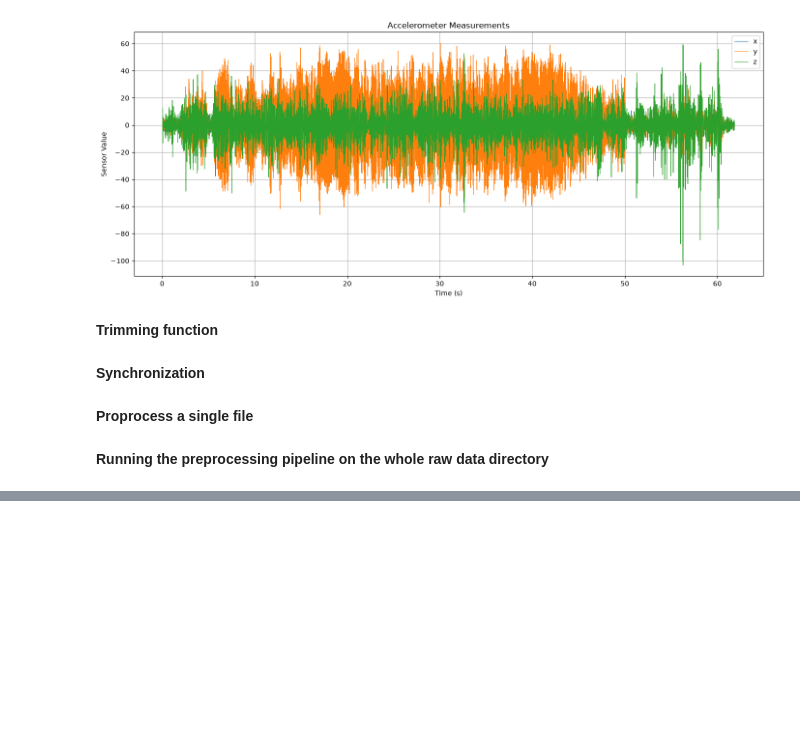
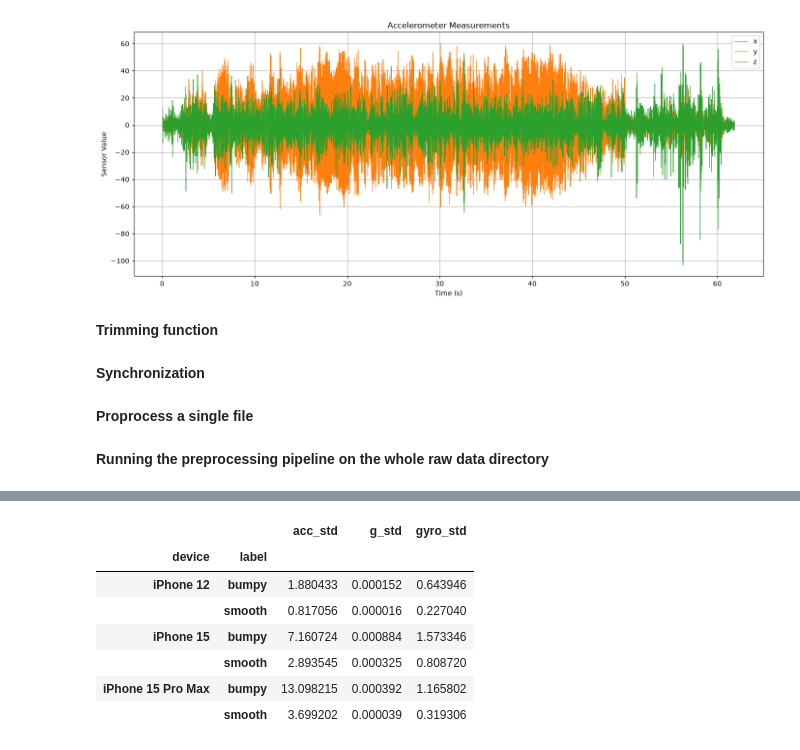
Before and after one commit to dhafinrizaldi/tue-5are0-bike-lane-quality, a Jupyter notebook: group11.ipynb, the cells around one changed output, grey strips where cells are left out. Saved outputs shown, nothing was run; the diff lists cells and outputs as text; code cells hidden in the pictures; blank space fills up the shorter version.

```diff
--- a/group11.ipynb
+++ b/group11.ipynb
@@ -197,0 +283,59 @@ preprocess_files(src_root, out_root)
+# %%
+# Maps filenames to attributes
+ATTRIBUTE_FILE_MAP = {
+    "Accelerometer.csv": "acc",
+    "Gravity.csv": "g",
+    "Gyroscope.csv": "gyro",
+}
+
+def gather_preprocessed_data() -> pd.DataFrame:
+    """
+    Gathers all preprocessed data into one flat dataframe
+    """
+    rows = []
+    for d in sorted(glob.glob('data/processed/*/*')):
+        # Get device
+        device = get_device(d+'/Metadata.csv')
+
+        # Get label
+        _, _, label, measurement, *rest = d.split('/')
+
+        # Gather arrays of individual sensor axis data
+        parts = []
+        for f, attr in ATTRIBUTE_FILE_MAP.items():
+            df_attr = load_data(os.path.join(d, f)).set_index("seconds_elapsed")
+            # Insert magnitude
+            x, y, z = (df_attr[ax] for ax in 'xyz')
+            df_attr[f"{attr}_mag"] = np.sqrt(x**2 + y**2 + z**2)
+
+            parts.append(df_attr.rename(columns={ax: f"{attr}_{ax}" for ax in 'xyz'}))
+
+
+        rec = pd.concat(parts, axis=1, join='inner').reset_index()
+        # Insert other metadata
+        rec.insert(0, 'measurement_id', f"{device}-{measurement}")
+        rec.insert(0, 'label', label)
+        rec.insert(0, 'device', device)
+        rows.append(rec)
+
+    df = pd.concat(rows, ignore_index=True)
+    return df
+
+
+def plot_magnitude_variations_per_device(df: pd.DataFrame):
+    agg = dict()
+    for attr in ATTRIBUTE_FILE_MAP.values():
+        agg[f"{attr}_std"] = (f"{attr}_mag", "std")
+    return df.groupby(["device", "label"]).agg(**agg)
+
+df = gather_preprocessed_data()
+plot_magnitude_variations_per_device(df)
+# %% [output]
+|  |  | acc_std | g_std | gyro_std |
+| device | label |  |  |  |
+| iPhone 12 | bumpy | 1.880433 | 0.000152 | 0.643946 |
+|  | smooth | 0.817056 | 0.000016 | 0.227040 |
+| iPhone 15 | bumpy | 7.160724 | 0.000884 | 1.573346 |
+|  | smooth | 2.893545 | 0.000325 | 0.808720 |
+| iPhone 15 Pro Max | bumpy | 13.098215 | 0.000392 | 1.165802 |
+|  | smooth | 3.699202 | 0.000039 | 0.319306 |
```
Also changed, not shown: parts of 2 cells of this notebook.
